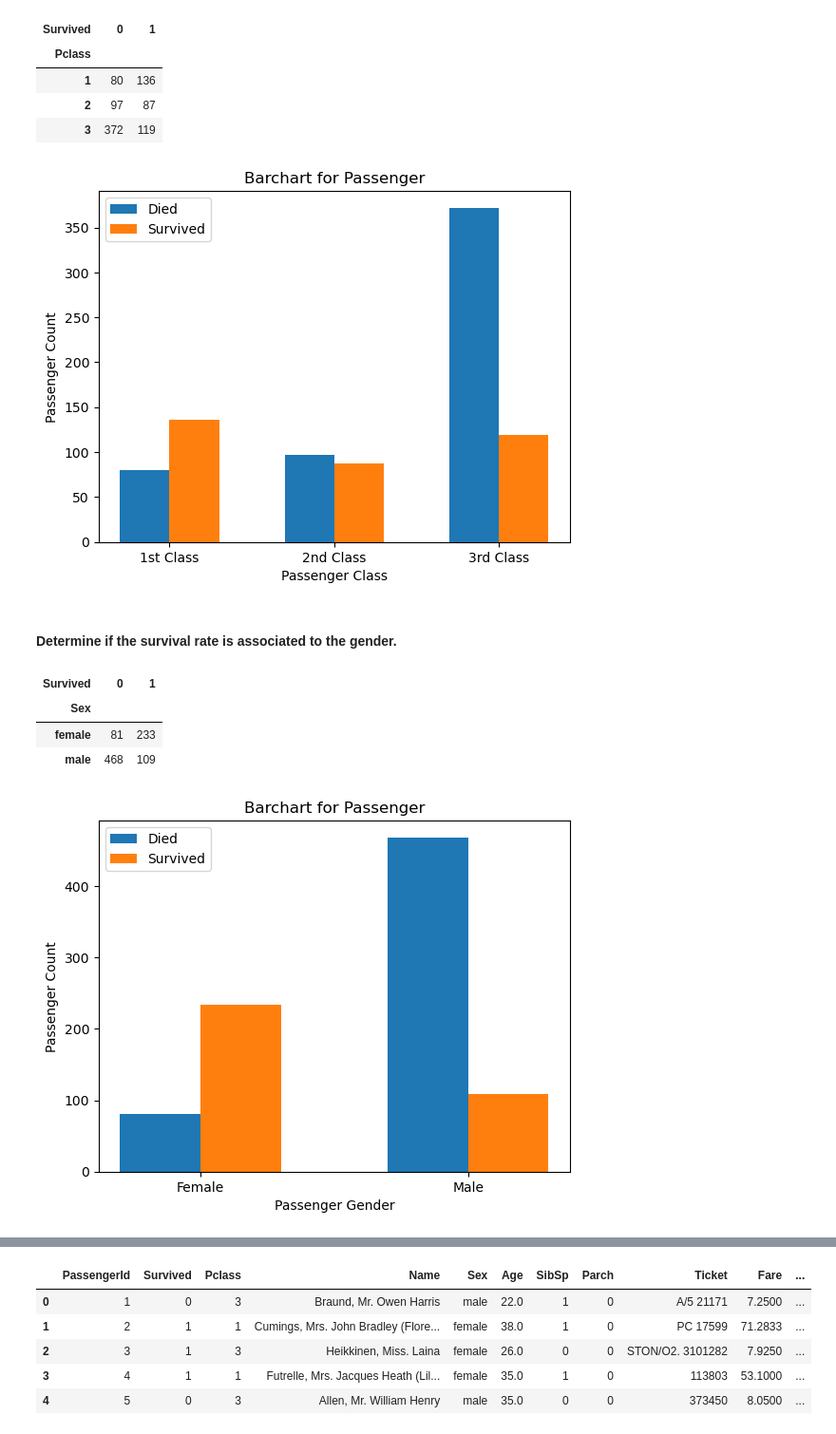
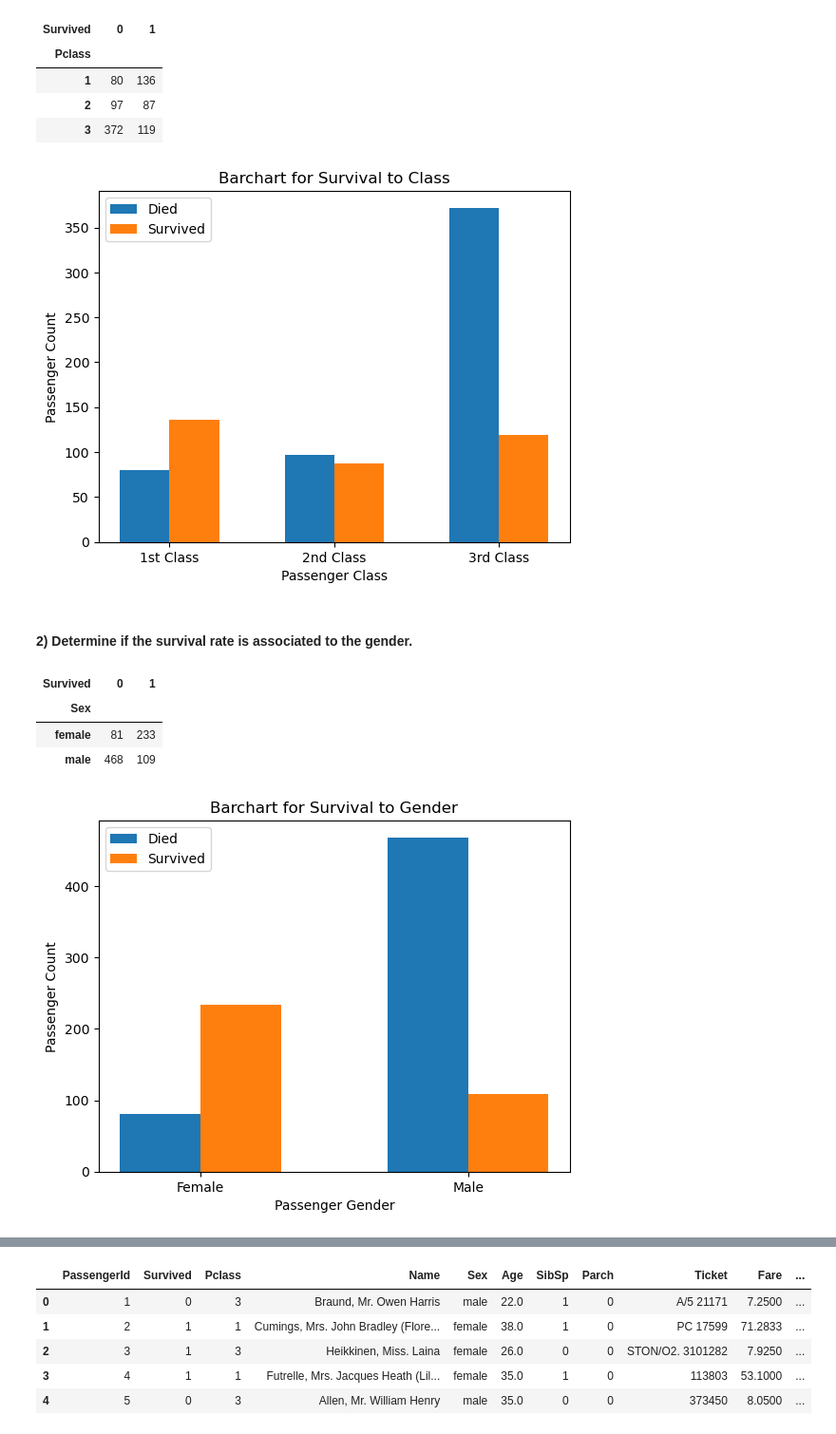
Before and after one commit to RomanShrestha07/CPSC-Semester-1, a Jupyter notebook: Assignment3/Assignment_3_Part_2.ipynb, the cells around one changed output, grey strips where cells are left out. Shown at 95% size. Drawn from its saved outputs; the diff is of its cells as text; code cells hidden in the pictures.

```diff
--- a/Assignment3/Assignment_3_Part_2.ipynb
+++ b/Assignment3/Assignment_3_Part_2.ipynb
@@ -82,17 +82,18 @@ plt.bar(ind + width, class_survival_freq_table[1], width, label='Survived')
 # Labels
 plt.xlabel('Passenger Class')
 plt.ylabel('Passenger Count')
-plt.title('Barchart for Passenger')
+plt.title('Barchart for Survival to Class')
 
 plt.xticks(ind + width / 2, ('1st Class', '2nd Class', '3rd Class'))
 
 # Finding the best position for legends and putting it
 plt.legend(loc='best')
+plt.savefig('survival_to_class.png')
 plt.show()
 # %% [output]
-[figure, old version]
+[figure, new version]
 # %% [markdown]
-#### Determine if the survival rate is associated to the gender.
+#### 2) Determine if the survival rate is associated to the gender.
 # %%
 # Creating a frequency table for passenger gender and their survival rate (Gender as rows & Survived as columns)
 gender_survival_freq_table = pd.crosstab(titanic_df['Sex'], titanic_df['Survived'])
@@ -106,24 +107,25 @@ gender_survival_freq_table
 # %%
 # Numbers of pairs of bars you want
 bar_pair = 2
 
 # Position of bars on x-axis
 ind = np.arange(bar_pair)
 
 # Plotting Gender to Survival
 plt.bar(ind, gender_survival_freq_table[0], width, label='Died')
 plt.bar(ind + width, gender_survival_freq_table[1], width, label='Survived')
 
 # Labels
 plt.xlabel('Passenger Gender')
 plt.ylabel('Passenger Count')
-plt.title('Barchart for Passenger')
+plt.title('Barchart for Survival to Gender')
 
 plt.xticks(ind + width / 2, ('Female', 'Male'))
 
 # Finding the best position for legends and putting it
 plt.legend(loc='best')
+plt.savefig('survival_to_gender.png')
 plt.show()
 # %% [output]
-[figure, old version]
+[figure, new version]
 # %% [markdown]
```
Also changed, not shown: parts of 3 cells of this notebook, 3 other files.
